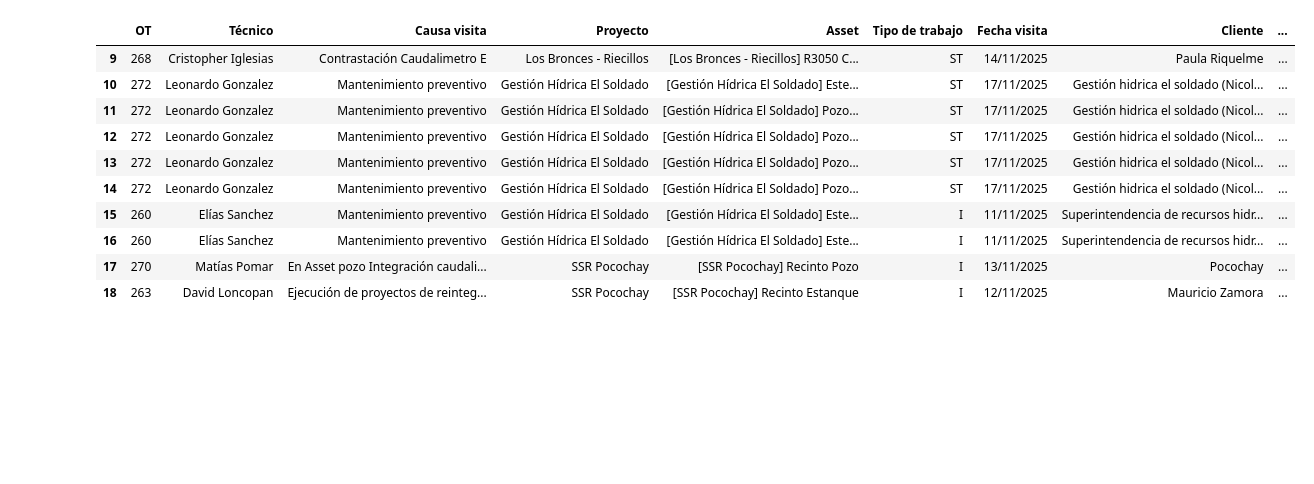
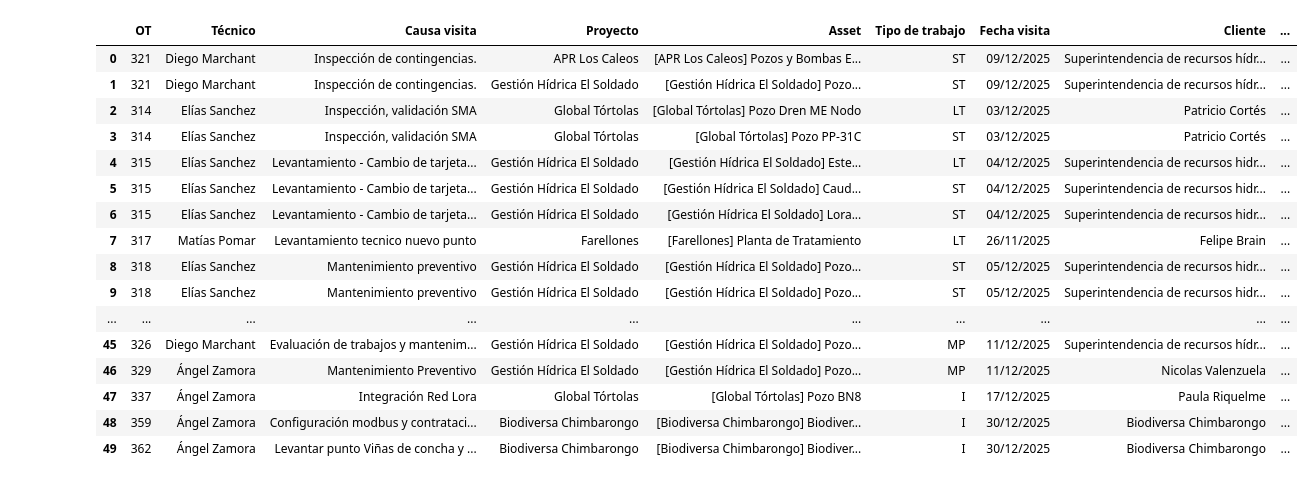
Before and after one commit to dcuerowe/odoo_con_trabajos, a Jupyter notebook: prueba_all_ot.ipynb, the cells around one changed output. Cells and saved outputs as stored; diff of their text form; code cells hidden in the pictures; blank space fills up the shorter version.

Commit message:
"Cambios varios

```diff
--- a/prueba_all_ot.ipynb
+++ b/prueba_all_ot.ipynb
@@ -218,7 +219,7 @@ def ordenar_respuestas(estructura, respuestas):
     return dfs
 
 def all_submission(API_key_connecteam):
-    url = "https://api.connecteam.com/forms/v1/forms/12914411/form-submissions?limit=30&offset=0"
+    url = "https://api.connecteam.com/forms/v1/forms/12914411/form-submissions?limit=50&offset=0"
 
     headers = {"accept": "application/json",
             "X-API-KEY": f"{API_key_connecteam}"}
@@ -233,10 +234,10 @@ def filter_submissions(API_key_connecteam):
     chile_tz = ZoneInfo("America/Santiago")
 
     # Obtiene la fecha actual
-    today = date(2025, 11, 17)
+    today = date(2025, 8, 23)
 
     # Calcula la fecha de hace 5 días
-    yesterday = today - timedelta(days=6)
+    yesterday = today - timedelta(days=28)
 
     # Calcula el inicio del día (medianoche) de hace 5 días en la zona horaria de Chile
     start_of_day_chile = datetime.combine(yesterday, datetime.min.time(), tzinfo=chile_tz)
@@ -297,7 +298,7 @@ def user(API_key_connecteam, user_id):
 
 
 API_key_c = os.getenv('CONNECTEAM_API_KEY')
-ordered_responses = ordenar_respuestas(form_structure(API_key_c), filter_submissions(API_key_c))
+ordered_responses = ordenar_respuestas(form_structure(API_key_c), all_submission(API_key_c))
 
 lista_capa_1 = []
 lista_capa_2 = []
@@ -307,6 +308,9 @@ for df in ordered_responses:
 
     df_con_datos = df.dropna(axis=1, how ='all') #Eliminando las columnas que no se usaron
     df_columnas = df_con_datos.columns.to_list() #Lista de columnas que si tienen datos
+
+    if df_con_datos['#'][0] == 32:
+        continue
 
     index_user = df_con_datos.columns.get_loc('user')
 
@@ -470,6 +474,7 @@ for df in ordered_responses:
                         index_columna_ns = df_trabajo.columns.get_loc(f'{i}.2.{equipo} {id} | Modelo')
                         df_trabajo.insert(index_columna_ns + 1, f'{i}.2.{equipo} {id} | N° de serie', 'No solicitado')
                         agregar_capa_2(df_trabajo, equipo, id, lista_capa_2)
+                        print(traceback.format_exc())
                     else:
                         agregar_capa_2(df_trabajo, equipo, id, lista_capa_2)
 
@@ -509,19 +514,25 @@ df_capas = pd.concat([df_capa_1, df_capa_2], ignore_index=True)
 # %%
 # Vista previa de los datos procesados
 # df_capas[df_capas['Asset'] == '[Global Tórtolas] Pozo PBM5']
-df_capas.tail(10)
+df_capas
 # %% [output]
 |  | OT | Técnico | Causa visita | Proyecto | Asset | Tipo de trabajo | Fecha visita | Cliente | ... |
-| 9 | 268 | Cristopher Iglesias | Contrastación Caudalimetro E | Los Bronces - Riecillos | [Los Bronces - Riecillos] R3050 C... | ST | 14/11/2025 | Paula Riquelme | ... |
-| 10 | 272 | Leonardo Gonzalez | Mantenimiento preventivo | Gestión Hídrica El Soldado | [Gestión Hídrica El Soldado] Este... | ST | 17/11/2025 | Gestión hidrica el soldado (Nicol... | ... |
-| 11 | 272 | Leonardo Gonzalez | Mantenimiento preventivo | Gestión Hídrica El Soldado | [Gestión Hídrica El Soldado] Pozo... | ST | 17/11/2025 | Gestión hidrica el soldado (Nicol... | ... |
-| 12 | 272 | Leonardo Gonzalez | Mantenimiento preventivo | Gestión Hídrica El Soldado | [Gestión Hídrica El Soldado] Pozo... | ST | 17/11/2025 | Gestión hidrica el soldado (Nicol... | ... |
-| 13 | 272 | Leonardo Gonzalez | Mantenimiento preventivo | Gestión Hídrica El Soldado | [Gestión Hídrica El Soldado] Pozo... | ST | 17/11/2025 | Gestión hidrica el soldado (Nicol... | ... |
-| 14 | 272 | Leonardo Gonzalez | Mantenimiento preventivo | Gestión Hídrica El Soldado | [Gestión Hídrica El Soldado] Pozo... | ST | 17/11/2025 | Gestión hidrica el soldado (Nicol... | ... |
-| 15 | 260 | Elías Sanchez | Mantenimiento preventivo | Gestión Hídrica El Soldado | [Gestión Hídrica El Soldado] Este... | I | 11/11/2025 | Superintendencia de recursos hidr... | ... |
-| 16 | 260 | Elías Sanchez | Mantenimiento preventivo | Gestión Hídrica El Soldado | [Gestión Hídrica El Soldado] Este... | I | 11/11/2025 | Superintendencia de recursos hidr... | ... |
-| 17 | 270 | Matías Pomar | En Asset pozo Integración caudali... | SSR Pocochay | [SSR Pocochay] Recinto Pozo | I | 13/11/2025 | Pocochay | ... |
-| 18 | 263 | David Loncopan | Ejecución de proyectos de reinteg... | SSR Pocochay | [SSR Pocochay] Recinto Estanque | I | 12/11/2025 | Mauricio Zamora | ... |
+| 0 | 321 | Diego Marchant | Inspección de contingencias. | APR Los Caleos | [APR Los Caleos] Pozos y Bombas E... | ST | 09/12/2025 | Superintendencia de recursos hídr... | ... |
+| 1 | 321 | Diego Marchant | Inspección de contingencias. | Gestión Hídrica El Soldado | [Gestión Hídrica El Soldado] Pozo... | ST | 09/12/2025 | Superintendencia de recursos hídr... | ... |
+| 2 | 314 | Elías Sanchez | Inspección, validación SMA | Global Tórtolas | [Global Tórtolas] Pozo Dren ME Nodo | LT | 03/12/2025 | Patricio Cortés | ... |
+| 3 | 314 | Elías Sanchez | Inspección, validación SMA | Global Tórtolas | [Global Tórtolas] Pozo PP-31C | ST | 03/12/2025 | Patricio Cortés | ... |
+| 4 | 315 | Elías Sanchez | Levantamiento - Cambio de tarjeta... | Gestión Hídrica El Soldado | [Gestión Hídrica El Soldado] Este... | LT | 04/12/2025 | Superintendencia de recursos hidr... | ... |
+| 5 | 315 | Elías Sanchez | Levantamiento - Cambio de tarjeta... | Gestión Hídrica El Soldado | [Gestión Hídrica El Soldado] Caud... | ST | 04/12/2025 | Superintendencia de recursos hidr... | ... |
+| 6 | 315 | Elías Sanchez | Levantamiento - Cambio de tarjeta... | Gestión Hídrica El Soldado | [Gestión Hídrica El Soldado] Lora... | ST | 04/12/2025 | Superintendencia de recursos hidr... | ... |
+| 7 | 317 | Matías Pomar | Levantamiento tecnico nuevo punto | Farellones | [Farellones] Planta de Tratamiento | LT | 26/11/2025 | Felipe Brain | ... |
+| 8 | 318 | Elías Sanchez | Mantenimiento preventivo | Gestión Hídrica El Soldado | [Gestión Hídrica El Soldado] Pozo... | ST | 05/12/2025 | Superintendencia de recursos hidr... | ... |
+| 9 | 318 | Elías Sanchez | Mantenimiento preventivo | Gestión Hídrica El Soldado | [Gestión Hídrica El Soldado] Pozo... | ST | 05/12/2025 | Superintendencia de recursos hidr... | ... |
+| ... | ... | ... | ... | ... | ... | ... | ... | ... | ... |
+| 45 | 326 | Diego Marchant | Evaluación de trabajos y mantenim... | Gestión Hídrica El Soldado | [Gestión Hídrica El Soldado] Pozo... | MP | 11/12/2025 | Superintendencia de recursos hídr... | ... |
+| 46 | 329 | Ángel Zamora | Mantenimiento Preventivo | Gestión Hídrica El Soldado | [Gestión Hídrica El Soldado] Pozo... | MP | 11/12/2025 | Nicolas Valenzuela | ... |
+| 47 | 337 | Ángel Zamora | Integración Red Lora | Global Tórtolas | [Global Tórtolas] Pozo BN8 | I | 17/12/2025 | Paula Riquelme | ... |
+| 48 | 359 | Ángel Zamora | Configuración modbus y contrataci... | Biodiversa Chimbarongo | [Biodiversa Chimbarongo] Biodiver... | I | 30/12/2025 | Biodiversa Chimbarongo | ... |
+| 49 | 362 | Ángel Zamora | Levantar punto Viñas de concha y ... | Biodiversa Chimbarongo | [Biodiversa Chimbarongo] Biodiver... | I | 30/12/2025 | Biodiversa Chimbarongo | ... |
 # %%
 #send_data(df_capas, 'Prueba_2', 'OTS')
 # %%
```
Also changed, not shown: parts of 1 cell of this notebook, 17 other files.
